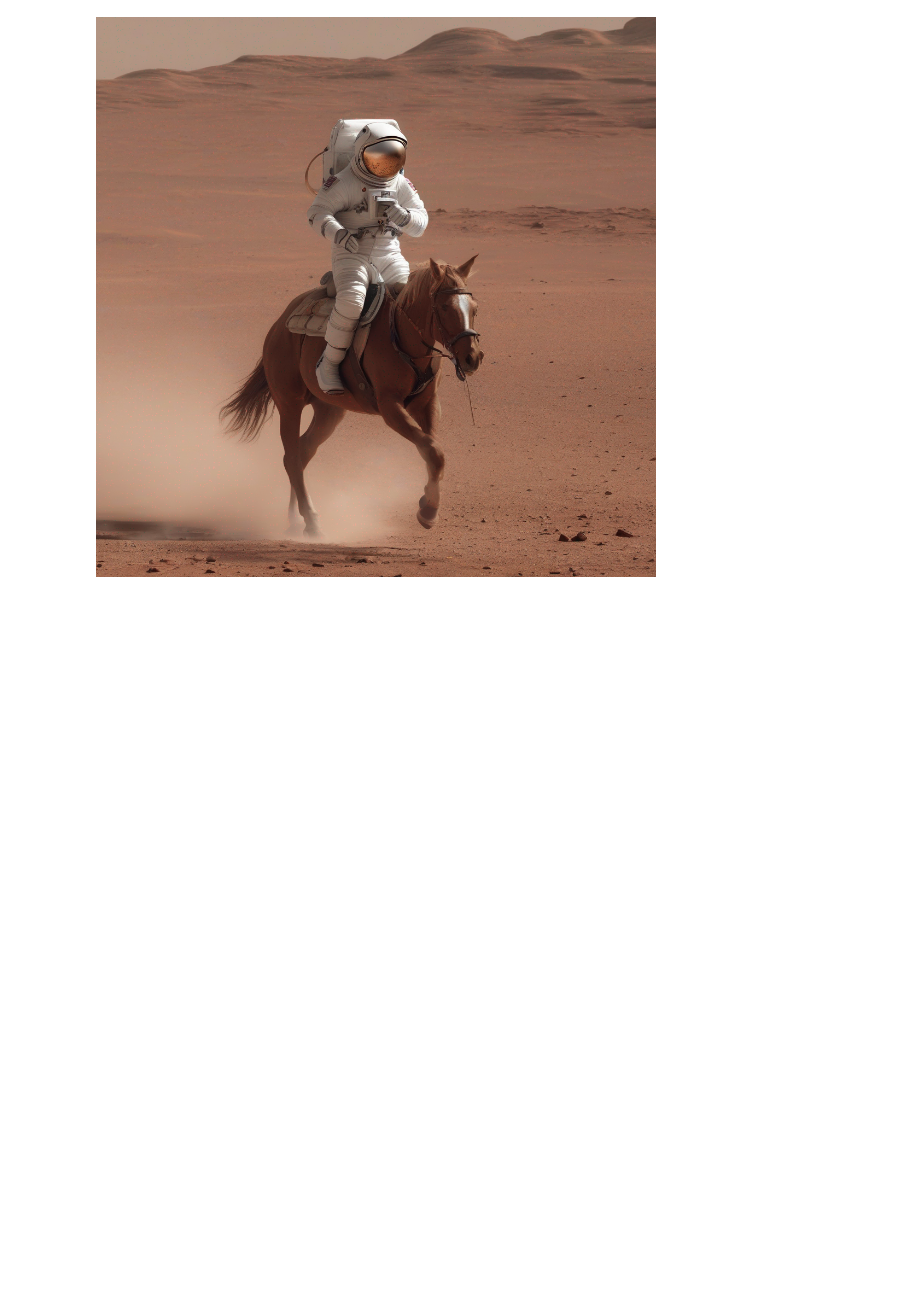
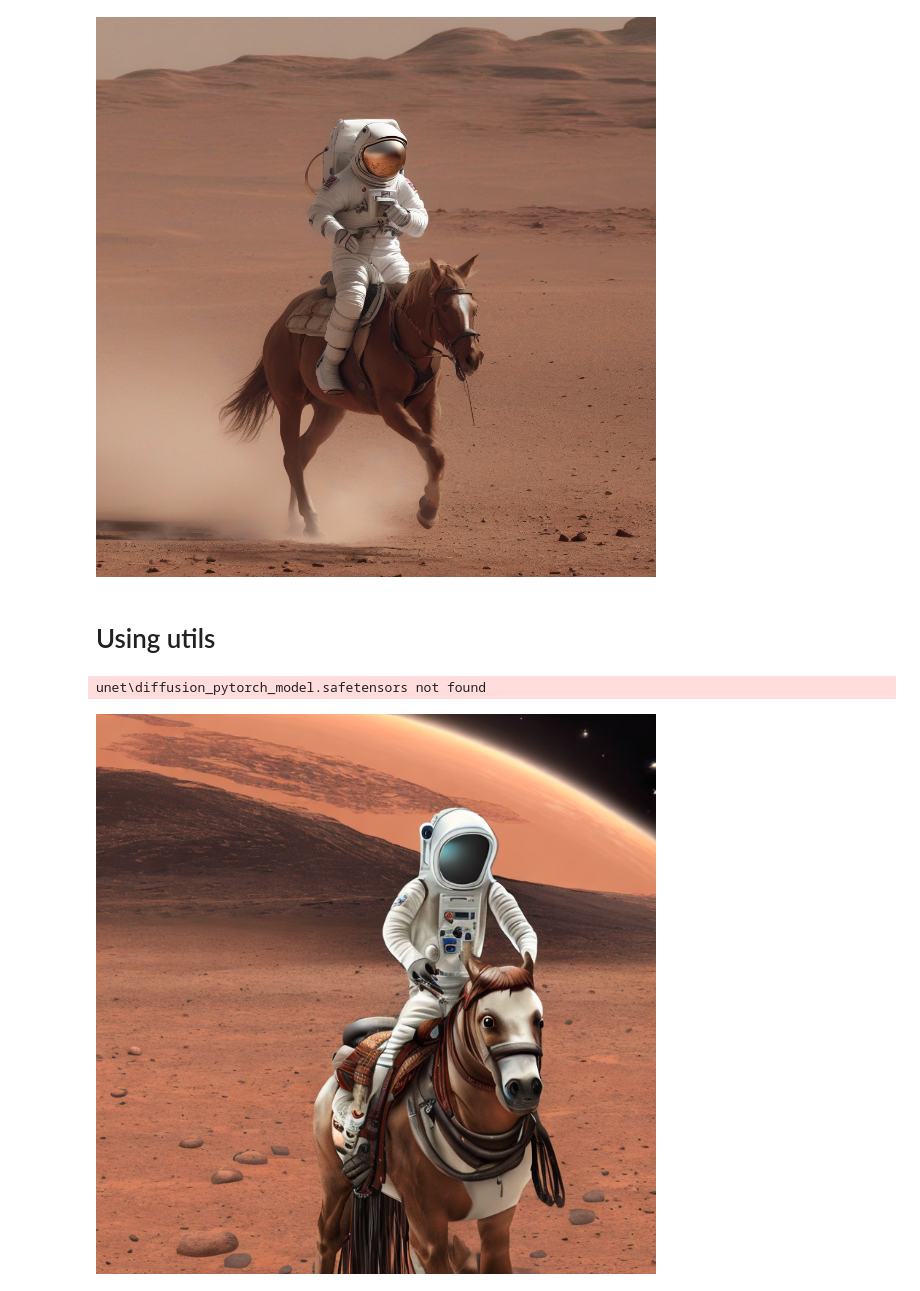
Before and after one commit to kyrlian/stable-diffusion, a Jupyter notebook: stablediffusion.ipynb, the cells around one changed output. Cells and saved outputs as stored; diff of their text form; code cells hidden in the pictures; blank space fills up the shorter version.

```diff
--- a/stablediffusion.ipynb
+++ b/stablediffusion.ipynb
@@ -55,3 +55,13 @@ def generate(prompt1, prompt2=None, height=1024, width=1024, negative_prompt1=No
 img = generate("a photo of an astronaut riding a horse on mars")
 # %% [output]
 [figure]
+# %% [markdown]
+# Using utils
+# %%
+from utils_stablediffusion import simplePipeline
+pipe = simplePipeline()
+image = pipe.generate("an astronaut riding a horse on mars")
+display(image)
+# %% [output]
+unet\diffusion_pytorch_model.safetensors not found
+[figure, added]
```
Also changed, not shown: parts of 1 cell of this notebook, 12 other files.
